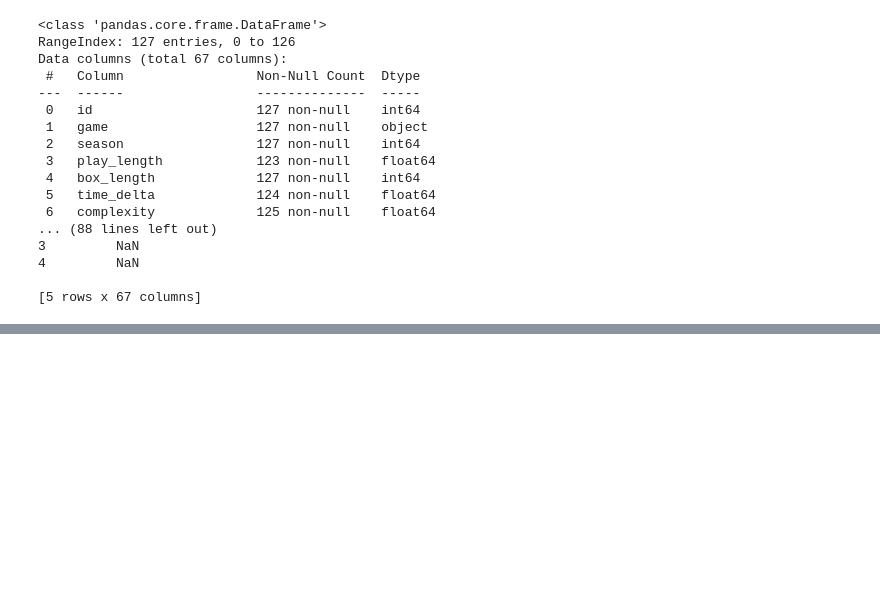
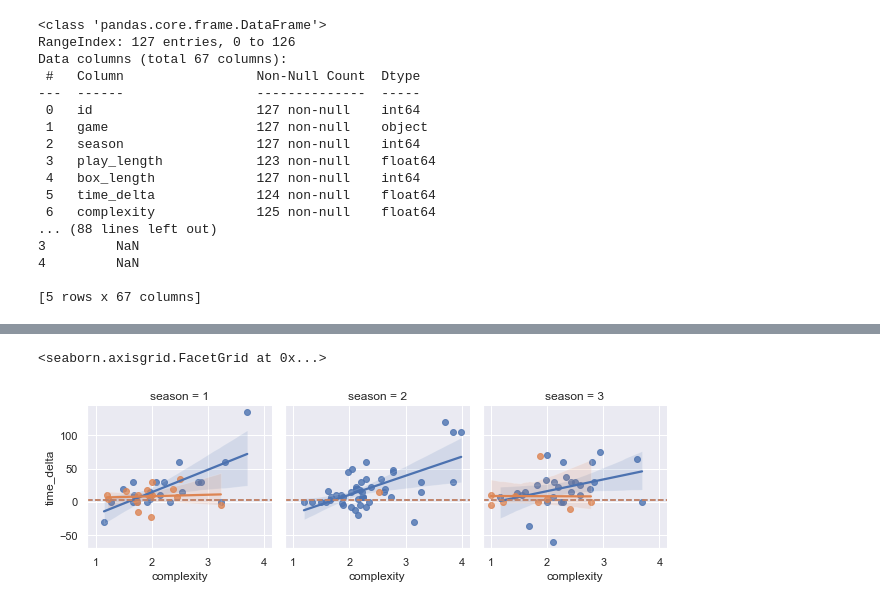
Before and after one commit to PNJaenichen/PNJaenichen.github.io, a Jupyter notebook: projects/firstTurnData/FTDataAnalysis.ipynb, the cells around one changed output, grey strips where cells are left out. Drawn from its saved outputs; the diff is of its cells as text; code cells hidden in the pictures; blank space fills up the shorter version.

```diff
--- a/projects/firstTurnData/FTDataAnalysis.ipynb
+++ b/projects/firstTurnData/FTDataAnalysis.ipynb
@@ -56,0 +51,7 @@ plt.show()
+# %%
+plt.close()
+g = sns.FacetGrid(user_data, col="season", hue="live")
+g.map(sns.regplot, "complexity", "time_delta")
+# %% [output]
+<seaborn.axisgrid.FacetGrid at 0x...>
+[figure, added]
```
Also changed, not shown: parts of 4 cells of this notebook.
